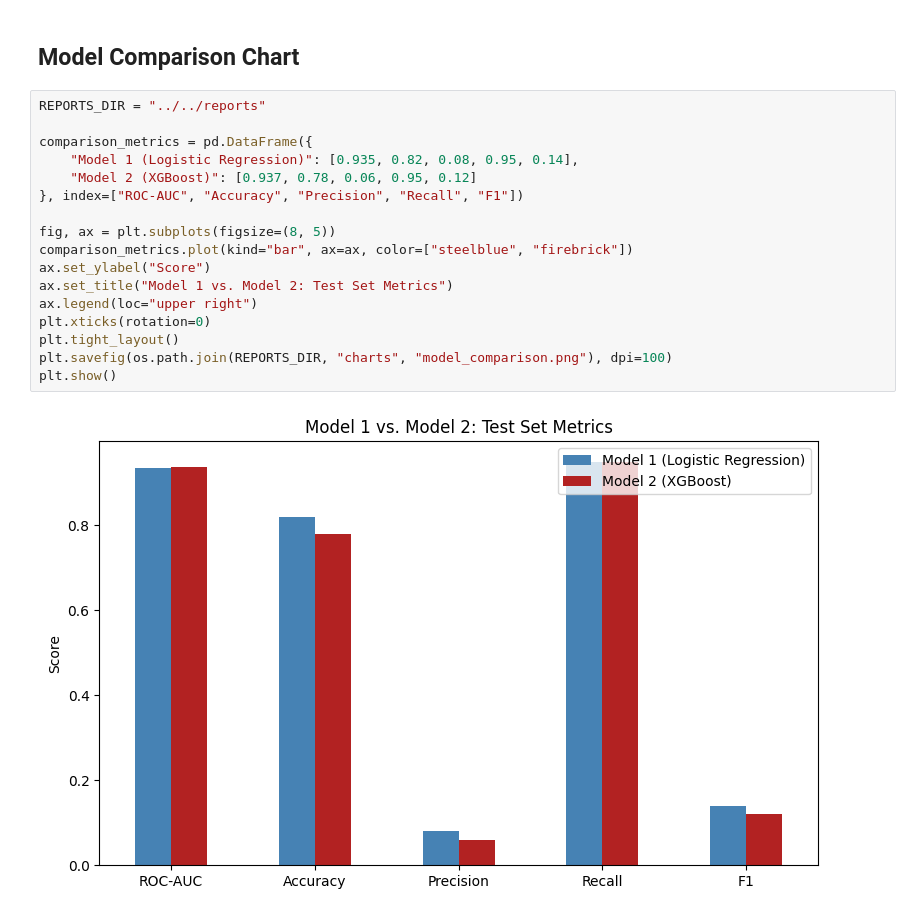
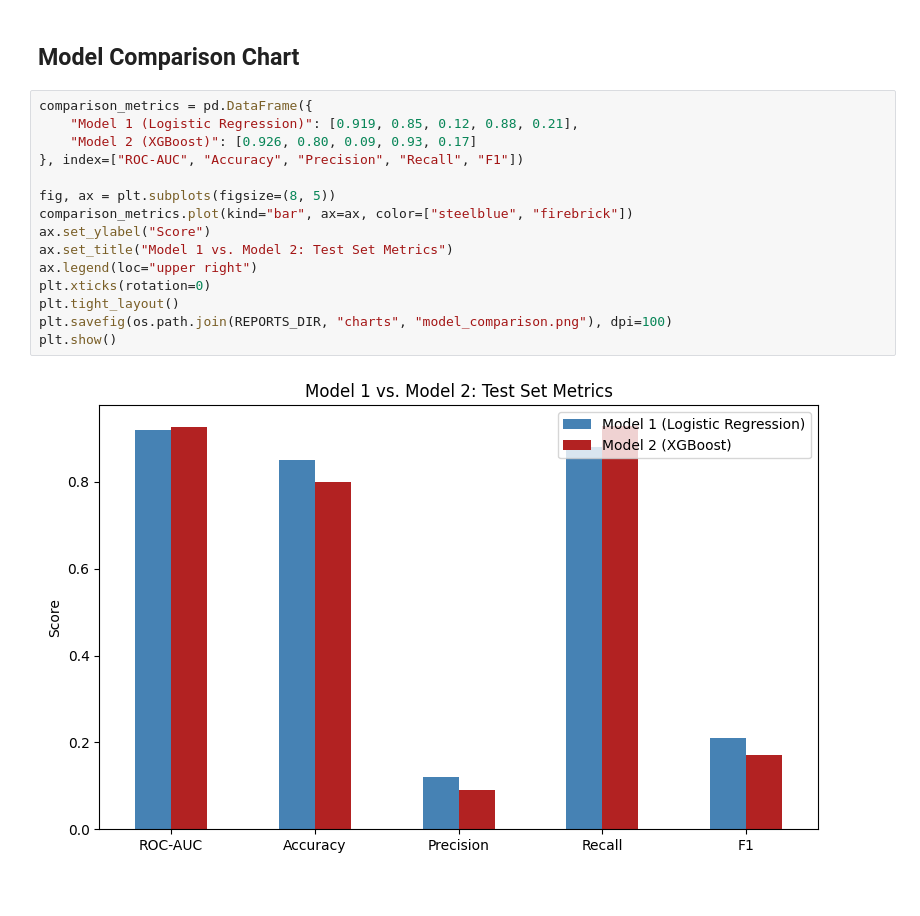
Before and after one commit to GopolangMmutlwaneCaptone/Risk-Concentration-Flagging, a Jupyter notebook: src/models/model2_xgboost.ipynb, the cells around one changed output. Drawn from its saved outputs; the diff is of its cells as text.

Commit message:
Retrain Model 2 on corrected data (45-day filing lag and price-sanity filter applied)

```diff
--- a/src/models/model2_xgboost.ipynb
+++ b/src/models/model2_xgboost.ipynb
@@ -133,21 +135,19 @@ Model 2 saved.
 # %% [markdown]
 ## Model Comparison Chart
 # %%
-REPORTS_DIR = "../../reports"
-
 comparison_metrics = pd.DataFrame({
-    "Model 1 (Logistic Regression)": [0.935, 0.82, 0.08, 0.95, 0.14],
-    "Model 2 (XGBoost)": [0.937, 0.78, 0.06, 0.95, 0.12]
+    "Model 1 (Logistic Regression)": [0.919, 0.85, 0.12, 0.88, 0.21],
+    "Model 2 (XGBoost)": [0.926, 0.80, 0.09, 0.93, 0.17]
 }, index=["ROC-AUC", "Accuracy", "Precision", "Recall", "F1"])
 
 fig, ax = plt.subplots(figsize=(8, 5))
 comparison_metrics.plot(kind="bar", ax=ax, color=["steelblue", "firebrick"])
 ax.set_ylabel("Score")
 ax.set_title("Model 1 vs. Model 2: Test Set Metrics")
 ax.legend(loc="upper right")
 plt.xticks(rotation=0)
 plt.tight_layout()
 plt.savefig(os.path.join(REPORTS_DIR, "charts", "model_comparison.png"), dpi=100)
 plt.show()
 # %% [output]
-[figure, old version]
+[figure, new version]
```
Also changed, not shown: parts of 5 cells of this notebook.
